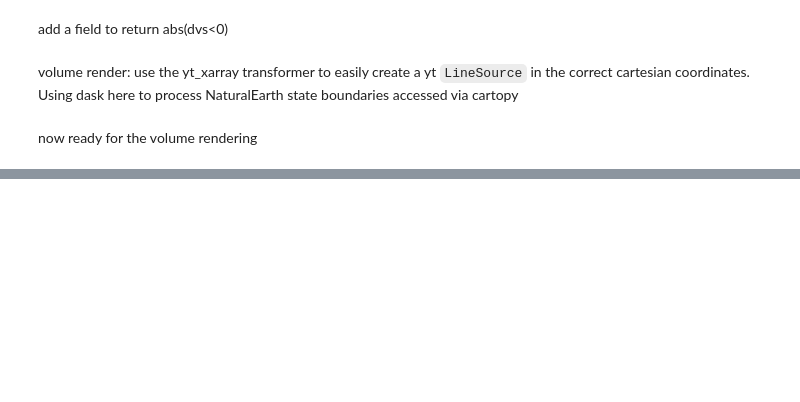
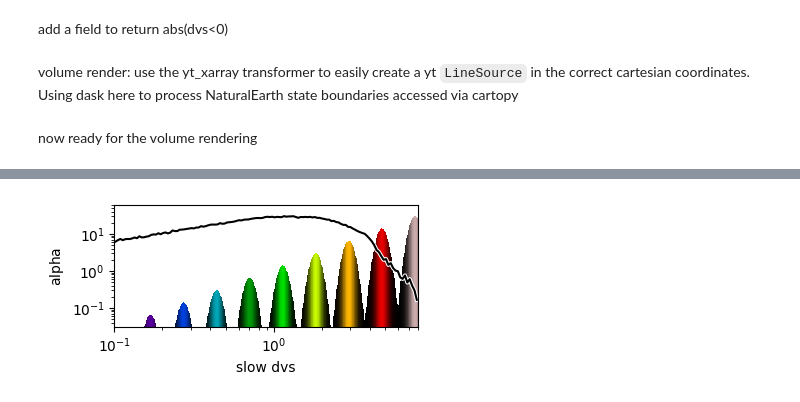
Before and after one commit to data-exp-lab/yt_xarray_NASA_SMD_2024, a Jupyter notebook: code/yt-xr-dev-02-transformations-nb.ipynb, the cells around one changed output, grey strips where cells are left out. Cells and saved outputs as stored; diff of their text form; code cells hidden in the pictures; blank space fills up the shorter version.

```diff
--- a/code/yt-xr-dev-02-transformations-nb.ipynb
+++ b/code/yt-xr-dev-02-transformations-nb.ipynb
@@ -118,3 +123,13 @@ yt : [INFO     ] 2024-05-02 14:40:17,317 Creating volume
+# %%
+import os
+f, axs = plt.subplots(1, figsize=(4,2))
+plot_tf(source.tfh,  profile_field=('index', 'ones'))
+axs.set_xlabel('slow dvs')
+plt.tight_layout()
+tf_file = os.path.join('volume_rendering_images', "wus_tf.png")
+f.savefig(tf_file)
+# %% [output]
+[figure, added]
 # %%
 sc.save('volume_rendering_images/w_us_tomo_vr.png',sigma_clip=5., render=False)
 # %% [output]
```
Also changed, not shown: parts of 11 cells of this notebook, 11 other files.
